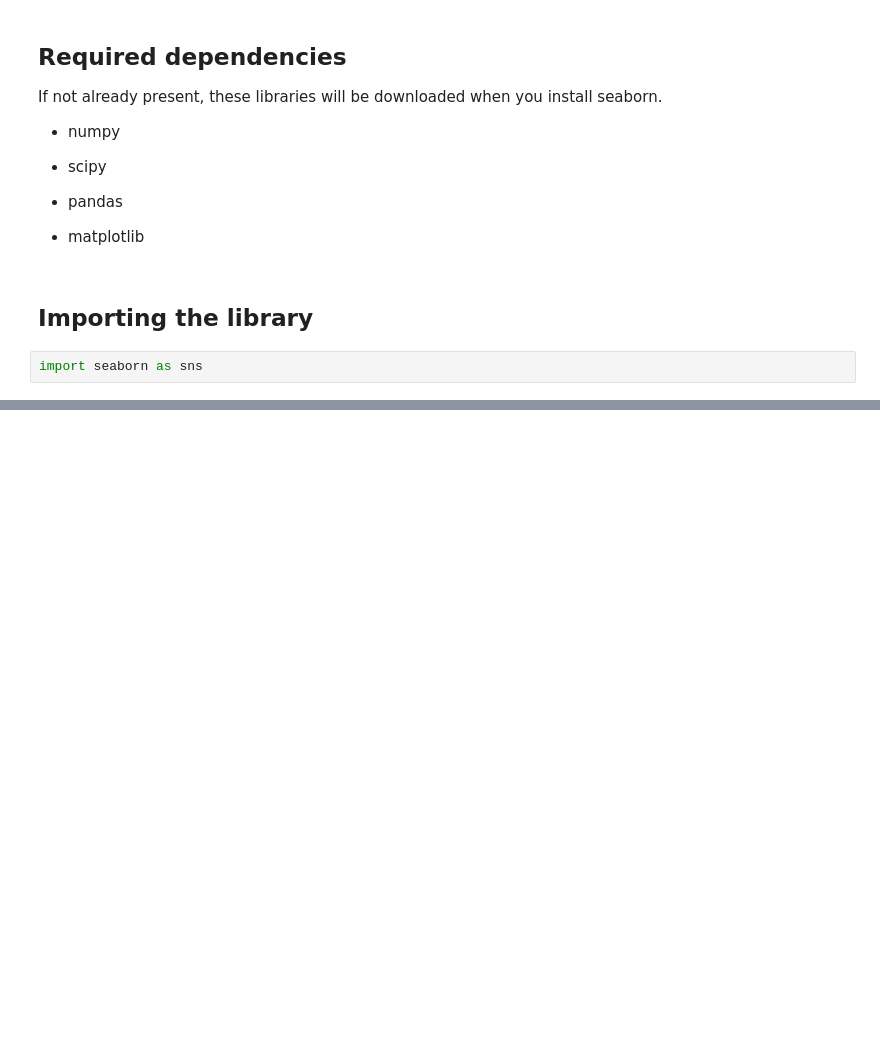
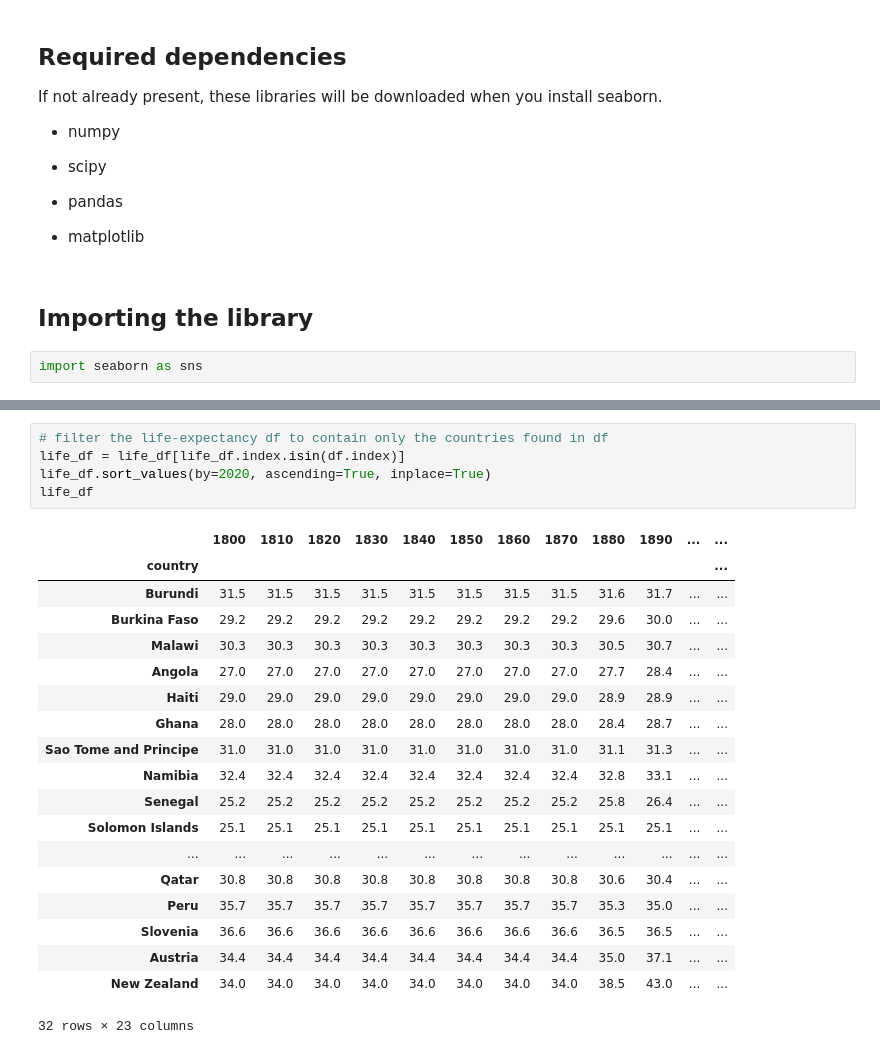
Before and after one commit to Yoshi3003/mads, a Jupyter notebook: siads521/assignment3/tiachunpun.ipynb, the cells around one changed output, grey strips where cells are left out. Cells and saved outputs as stored; diff of their text form; blank space fills up the shorter version.

```diff
--- a/siads521/assignment3/tiachunpun.ipynb
+++ b/siads521/assignment3/tiachunpun.ipynb
@@ -94,0 +170,25 @@ csv_income.head()
+# %%
+# filter the life-expectancy df to contain only the countries found in df
+life_df = life_df[life_df.index.isin(df.index)]
+life_df.sort_values(by=2020, ascending=True, inplace=True)
+life_df
+# %% [output]
+|  | 1800 | 1810 | 1820 | 1830 | 1840 | 1850 | 1860 | 1870 | 1880 | 1890 | ... | ... |
+| country |  |  |  |  |  |  |  |  |  |  |  | ... |
+| Burundi | 31.5 | 31.5 | 31.5 | 31.5 | 31.5 | 31.5 | 31.5 | 31.5 | 31.6 | 31.7 | ... | ... |
+| Burkina Faso | 29.2 | 29.2 | 29.2 | 29.2 | 29.2 | 29.2 | 29.2 | 29.2 | 29.6 | 30.0 | ... | ... |
+| Malawi | 30.3 | 30.3 | 30.3 | 30.3 | 30.3 | 30.3 | 30.3 | 30.3 | 30.5 | 30.7 | ... | ... |
+| Angola | 27.0 | 27.0 | 27.0 | 27.0 | 27.0 | 27.0 | 27.0 | 27.0 | 27.7 | 28.4 | ... | ... |
+| Haiti | 29.0 | 29.0 | 29.0 | 29.0 | 29.0 | 29.0 | 29.0 | 29.0 | 28.9 | 28.9 | ... | ... |
+| Ghana | 28.0 | 28.0 | 28.0 | 28.0 | 28.0 | 28.0 | 28.0 | 28.0 | 28.4 | 28.7 | ... | ... |
+| Sao Tome and Principe | 31.0 | 31.0 | 31.0 | 31.0 | 31.0 | 31.0 | 31.0 | 31.0 | 31.1 | 31.3 | ... | ... |
+| Namibia | 32.4 | 32.4 | 32.4 | 32.4 | 32.4 | 32.4 | 32.4 | 32.4 | 32.8 | 33.1 | ... | ... |
+| Senegal | 25.2 | 25.2 | 25.2 | 25.2 | 25.2 | 25.2 | 25.2 | 25.2 | 25.8 | 26.4 | ... | ... |
+| Solomon Islands | 25.1 | 25.1 | 25.1 | 25.1 | 25.1 | 25.1 | 25.1 | 25.1 | 25.1 | 25.1 | ... | ... |
+| ... | ... | ... | ... | ... | ... | ... | ... | ... | ... | ... | ... | ... |
+| Qatar | 30.8 | 30.8 | 30.8 | 30.8 | 30.8 | 30.8 | 30.8 | 30.8 | 30.6 | 30.4 | ... | ... |
+| Peru | 35.7 | 35.7 | 35.7 | 35.7 | 35.7 | 35.7 | 35.7 | 35.7 | 35.3 | 35.0 | ... | ... |
+| Slovenia | 36.6 | 36.6 | 36.6 | 36.6 | 36.6 | 36.6 | 36.6 | 36.6 | 36.5 | 36.5 | ... | ... |
+| Austria | 34.4 | 34.4 | 34.4 | 34.4 | 34.4 | 34.4 | 34.4 | 34.4 | 35.0 | 37.1 | ... | ... |
+| New Zealand | 34.0 | 34.0 | 34.0 | 34.0 | 34.0 | 34.0 | 34.0 | 34.0 | 38.5 | 43.0 | ... | ... |
+32 rows × 23 columns
```
Also changed, not shown: parts of 18 cells of this notebook, 4 other files.
